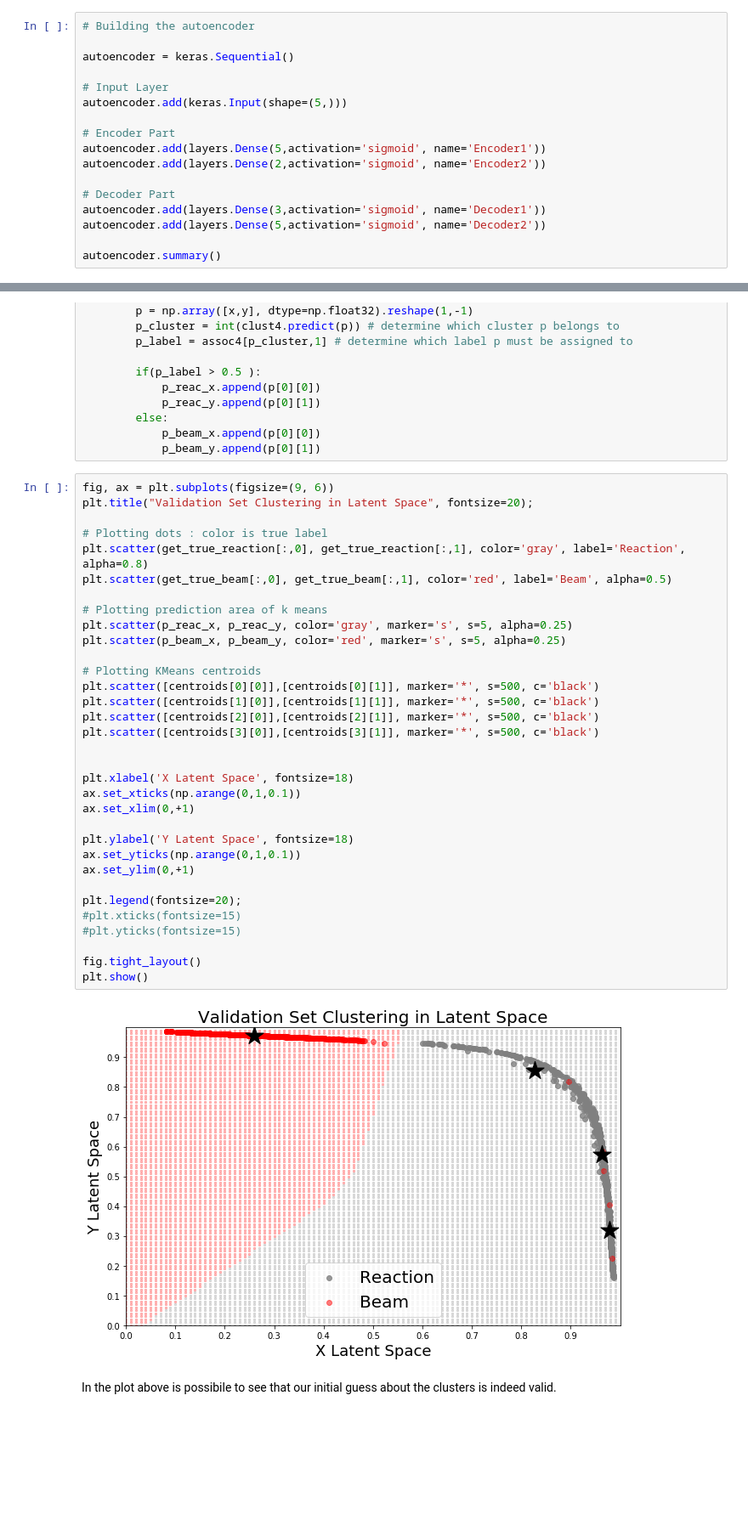
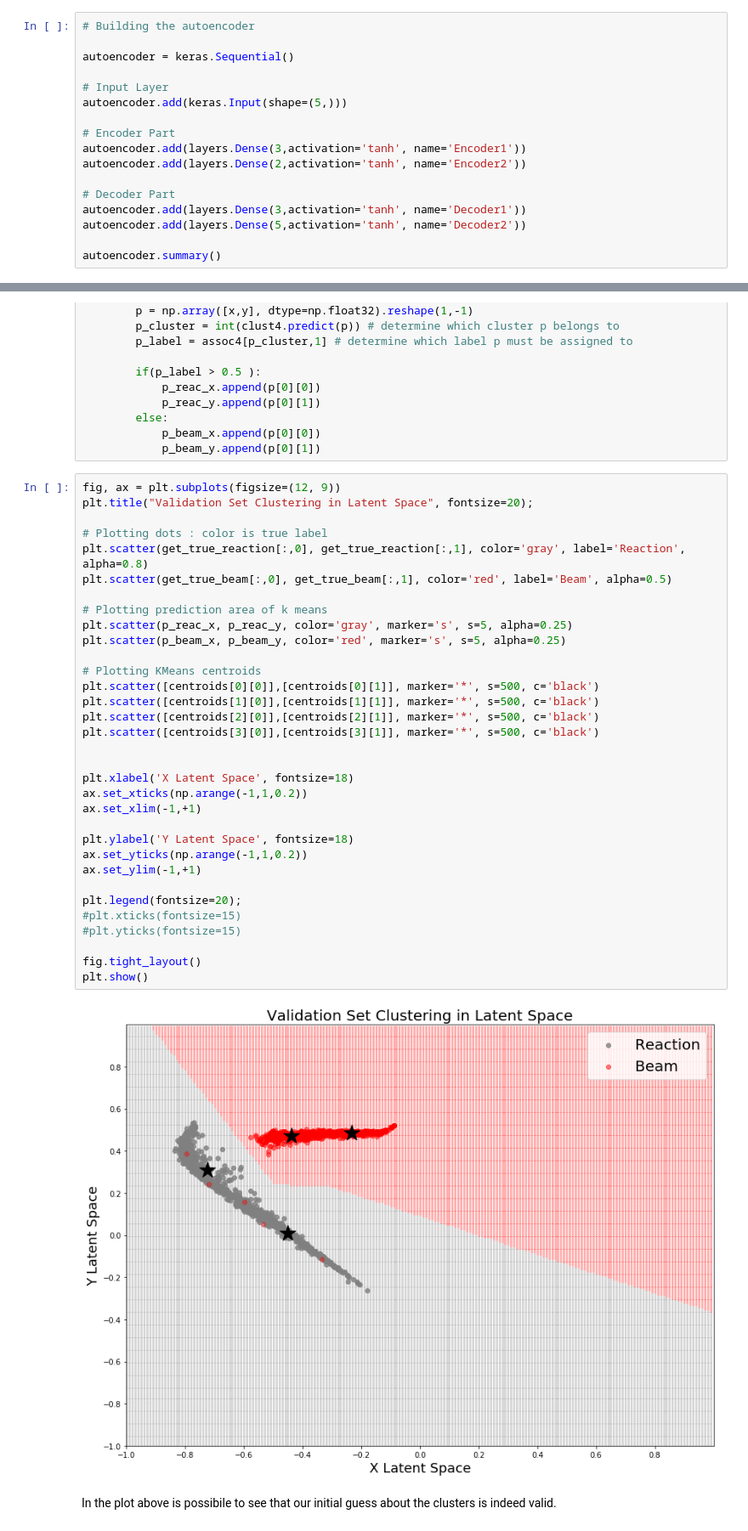
Before and after one commit to fracassetti-stf/AT-TPC_MLProject, a Jupyter notebook: AutoEncoder_KMeans.ipynb, the cells around one changed output, grey strips where cells are left out. Shown at 85% size. Saved outputs shown, nothing was run; the diff lists cells and outputs as text; blank space fills up the shorter version.

```diff
--- a/AutoEncoder_KMeans.ipynb
+++ b/AutoEncoder_KMeans.ipynb
@@ -1040,12 +1040,12 @@ autoencoder = keras.Sequential()
 autoencoder.add(keras.Input(shape=(5,)))
 
 # Encoder Part
-autoencoder.add(layers.Dense(5,activation='sigmoid', name='Encoder1'))
-autoencoder.add(layers.Dense(2,activation='sigmoid', name='Encoder2'))
+autoencoder.add(layers.Dense(3,activation='tanh', name='Encoder1'))
+autoencoder.add(layers.Dense(2,activation='tanh', name='Encoder2'))
 
 # Decoder Part
-autoencoder.add(layers.Dense(3,activation='sigmoid', name='Decoder1'))
-autoencoder.add(layers.Dense(5,activation='sigmoid', name='Decoder2'))
+autoencoder.add(layers.Dense(3,activation='tanh', name='Decoder1'))
+autoencoder.add(layers.Dense(5,activation='tanh', name='Decoder2'))
 
 autoencoder.summary()
 # %% [output]
@@ -1267,39 +1267,39 @@ for x in np.arange(-1, 1, 0.01):
             p_beam_x.append(p[0][0])
             p_beam_y.append(p[0][1])
 # %%
-fig, ax = plt.subplots(figsize=(9, 6))
+fig, ax = plt.subplots(figsize=(12, 9))
 plt.title("Validation Set Clustering in Latent Space", fontsize=20);
 
 # Plotting dots : color is true label
 plt.scatter(get_true_reaction[:,0], get_true_reaction[:,1], color='gray', label='Reaction', alpha=0.8)
 plt.scatter(get_true_beam[:,0], get_true_beam[:,1], color='red', label='Beam', alpha=0.5)
 
 # Plotting prediction area of k means
 plt.scatter(p_reac_x, p_reac_y, color='gray', marker='s', s=5, alpha=0.25)
 plt.scatter(p_beam_x, p_beam_y, color='red', marker='s', s=5, alpha=0.25)
 
 # Plotting KMeans centroids
 plt.scatter([centroids[0][0]],[centroids[0][1]], marker='*', s=500, c='black')
 plt.scatter([centroids[1][0]],[centroids[1][1]], marker='*', s=500, c='black')
 plt.scatter([centroids[2][0]],[centroids[2][1]], marker='*', s=500, c='black')
 plt.scatter([centroids[3][0]],[centroids[3][1]], marker='*', s=500, c='black')
 
 
 plt.xlabel('X Latent Space', fontsize=18)
-ax.set_xticks(np.arange(0,1,0.1))
-ax.set_xlim(0,+1)
+ax.set_xticks(np.arange(-1,1,0.2))
+ax.set_xlim(-1,+1)
 
 plt.ylabel('Y Latent Space', fontsize=18)
-ax.set_yticks(np.arange(0,1,0.1))
-ax.set_ylim(0,+1)
+ax.set_yticks(np.arange(-1,1,0.2))
+ax.set_ylim(-1,+1)
 
 plt.legend(fontsize=20);
 #plt.xticks(fontsize=15)
 #plt.yticks(fontsize=15)
 
 fig.tight_layout()
 plt.show()
 # %% [output]
-[figure, old version]
+[figure, new version]
 # %% [markdown]
 In the plot above is possibile to see that our initial guess about the clusters is indeed valid.
```
Also changed, not shown: parts of 9 cells of this notebook, 2 other files.
